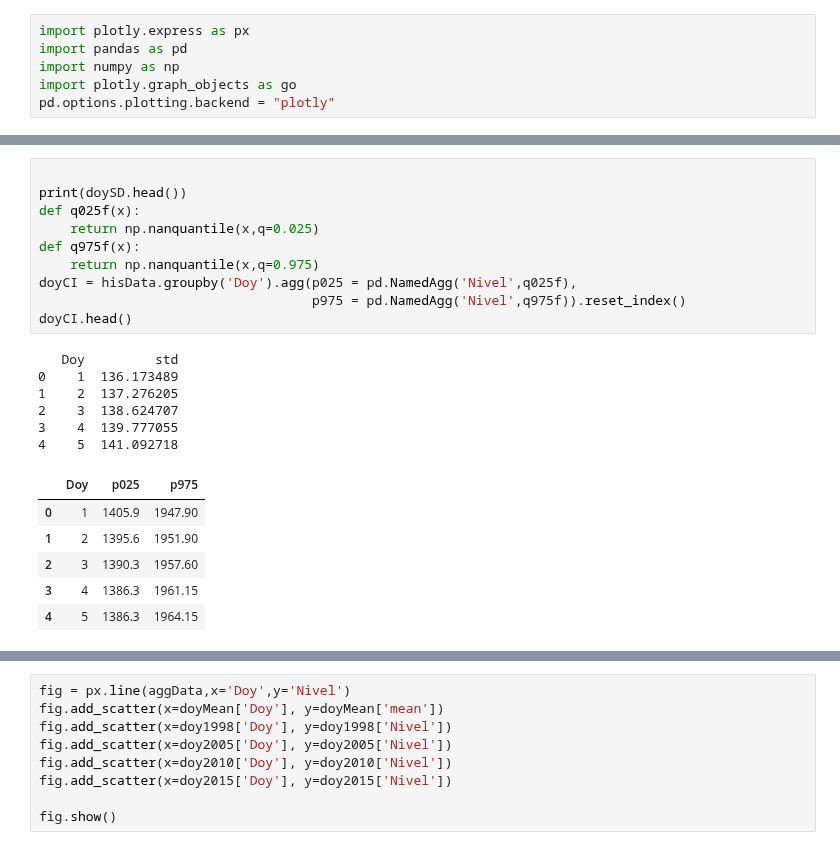
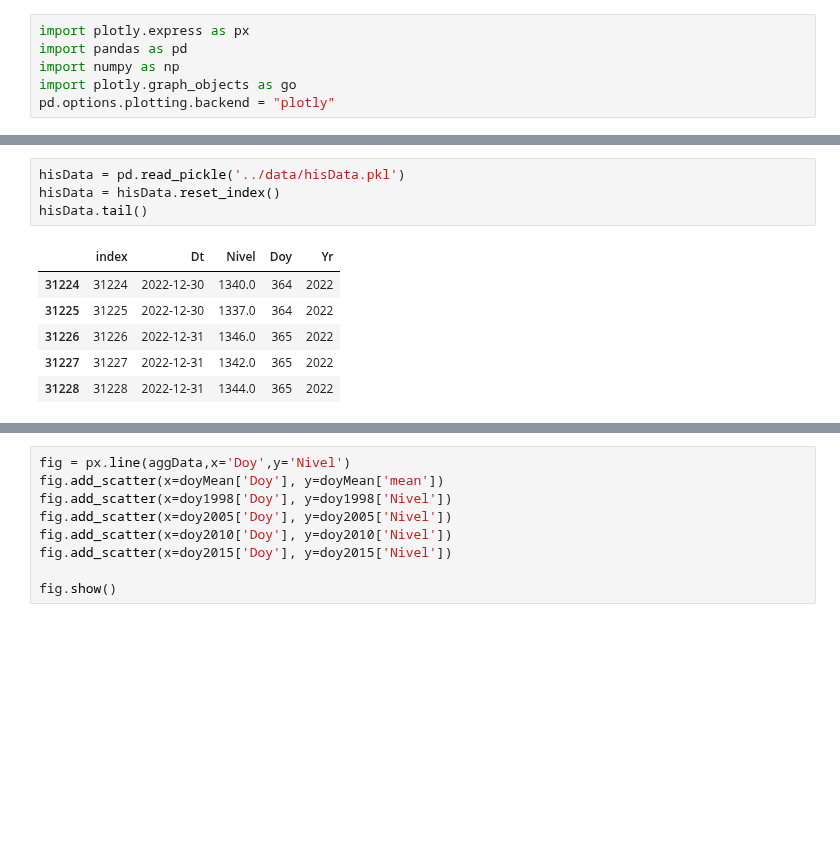
Before and after one commit to thiagosfsilva/ENSO-Monitor, a Jupyter notebook: src/ENSO_makeplot.ipynb, the cells around one changed output, grey strips where cells are left out. Drawn from its saved outputs; the diff is of its cells as text; blank space fills up the shorter version.

```diff
--- a/src/ENSO_makeplot.ipynb
+++ b/src/ENSO_makeplot.ipynb
@@ -32,23 +18,11 @@ hisData.tail()
-# %%
-
-print(doySD.head())
-def q025f(x):
-    return np.nanquantile(x,q=0.025)
-def q975f(x):
-    return np.nanquantile(x,q=0.975)
-doyCI = hisData.groupby('Doy').agg(p025 = pd.NamedAgg('Nivel',q025f),
-                                   p975 = pd.NamedAgg('Nivel',q975f)).reset_index()
-doyCI.head()
-# %% [output]
-   Doy         std
-0    1  136.173489
-1    2  137.276205
-2    3  138.624707
-3    4  139.777055
-4    5  141.092718
-|  | Doy | p025 | p975 |
-| 0 | 1 | 1405.9 | 1947.90 |
-| 1 | 2 | 1395.6 | 1951.90 |
-| 2 | 3 | 1390.3 | 1957.60 |
-| 3 | 4 | 1386.3 | 1961.15 |
-| 4 | 5 | 1386.3 | 1964.15 |
+# %%
+hisData = pd.read_pickle('../data/hisData.pkl')
+hisData = hisData.reset_index()
+hisData.tail()
+# %% [output]
+|  | index | Dt | Nivel | Doy | Yr |
+| 31224 | 31224 | 2022-12-30 | 1340.0 | 364 | 2022 |
+| 31225 | 31225 | 2022-12-30 | 1337.0 | 364 | 2022 |
+| 31226 | 31226 | 2022-12-31 | 1346.0 | 365 | 2022 |
+| 31227 | 31227 | 2022-12-31 | 1342.0 | 365 | 2022 |
+| 31228 | 31228 | 2022-12-31 | 1344.0 | 365 | 2022 |
```
Also changed, not shown: parts of 5 cells of this notebook, 6 other files.
